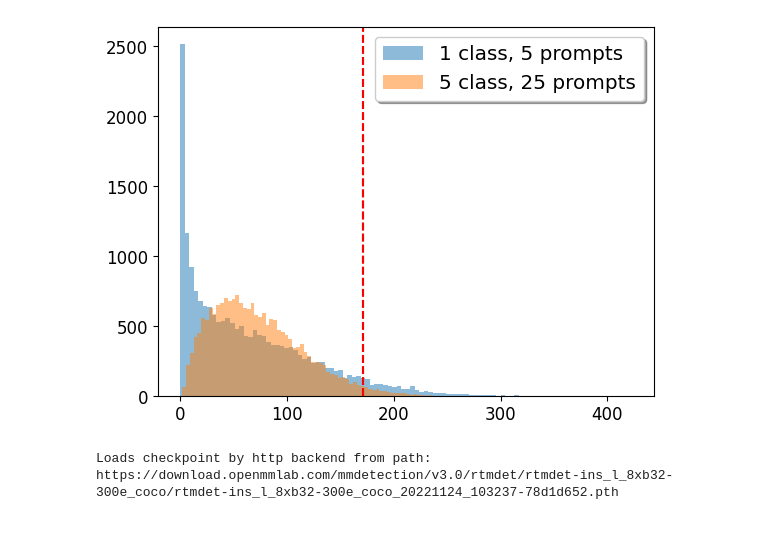
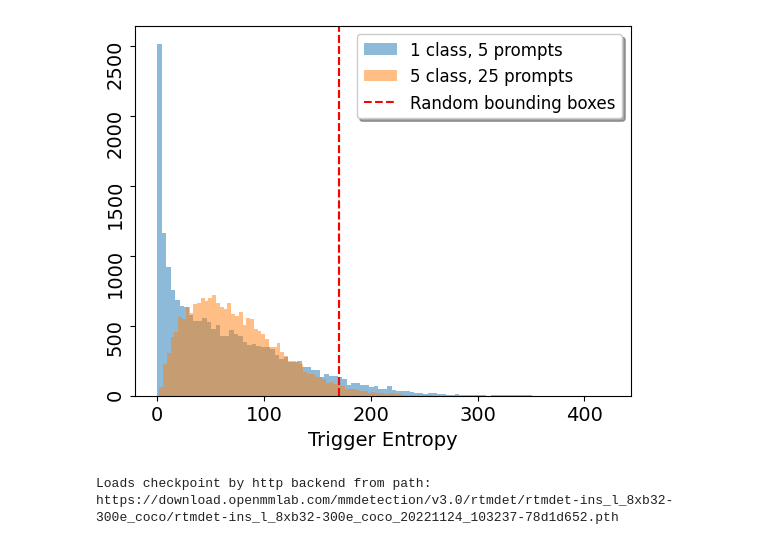
Before and after one commit to banyuanhao/diffusion-noise-detector, a Jupyter notebook: wrapup_data/metric.ipynb, the cells around one changed output. Cells and saved outputs as stored; diff of their text form; code cells hidden in the pictures.

```diff
--- a/wrapup_data/metric.ipynb
+++ b/wrapup_data/metric.ipynb
@@ -8,7 +8,7 @@ from scripts.utils.utils_odfn import dict_variance,dict_variance_5_class
 
 # random select 25 bounding boxes in range of (64,64)
 boxes = []
-for i in range(800000):
+for i in range(8000):
     x = np.random.randint(0,64)
     y = np.random.randint(0,64)
     x_ = np.random.randint(0,64)
@@ -43,7 +43,7 @@ from scripts.utils.utils_odfn import dict_variance,dict_variance_5_class
 
 # random select 25 bounding boxes in range of (64,64)
 boxes = []
-for i in range(25):
+for i in range(10000):
     x = np.random.randint(0,64)
     y = np.random.randint(0,64)
     x_ = np.random.randint(0,64)
@@ -66,39 +69,41 @@ fig.savefig('/home/banyh2000/odfn/wrapup_data/variance_2.png')
 # %%
 import numpy as np
 import json
 import matplotlib.pyplot as plt
 import os
 os.chdir('..')
 from scripts.utils.utils_odfn import dict_variance,dict_variance_5_class
 
 # random select 25 bounding boxes in range of (64,64)
 boxes = []
 for i in range(100000):
     x = np.random.randint(0,64)
     y = np.random.randint(0,64)
     x_ = np.random.randint(0,64)
     y_ = np.random.randint(0,64)
     boxes.append([x+x_,y+y_])
 
 boxes = np.array(boxes)/2
 boxes = np.var(boxes,axis=0)
 boxes = np.mean(boxes)
 
 fig,ax = plt.subplots()
 # plot a vertical line with the x value of boxes
 ax.axvline(x=boxes, color='r', linestyle='--')
 ax.hist(list(dict_variance.values()), bins=100, label='1 class, 5 prompts',alpha=0.5)
-
-# fig,ax = plt.subplots()
-ax.axvline(x=boxes, color='r', linestyle='--')
 ax.hist(list(dict_variance_5_class.values()), bins=100, label='5 class, 25 prompts',alpha=0.5)
-legend = ax.legend(loc='upper right', shadow=True, fontsize='x-large')
+ax.axvline(x=boxes, color='r', linestyle='--', label='Random bounding boxes')
+legend = ax.legend(loc='upper right', shadow=True, fontsize=12)
+ax.set_xlabel('Trigger Entropy', fontsize=14)
 # set label font
 for label in (ax.get_xticklabels() + ax.get_yticklabels()):
-    label.set_fontsize(12)
+    label.set_fontsize(14)
+
+for label in ax.get_yticklabels():
+    label.set_rotation(90)
 fig.savefig('/home/banyh2000/odfn/wrapup_data/variance.png')
 # %% [output]
-[figure, old version]
+[figure, new version]
 # %%
 path = '/home/banyh2000/odfn/pics/paper/fig2'
 import os
```
Also changed, not shown: parts of 2 cells of this notebook, 21 other files.
